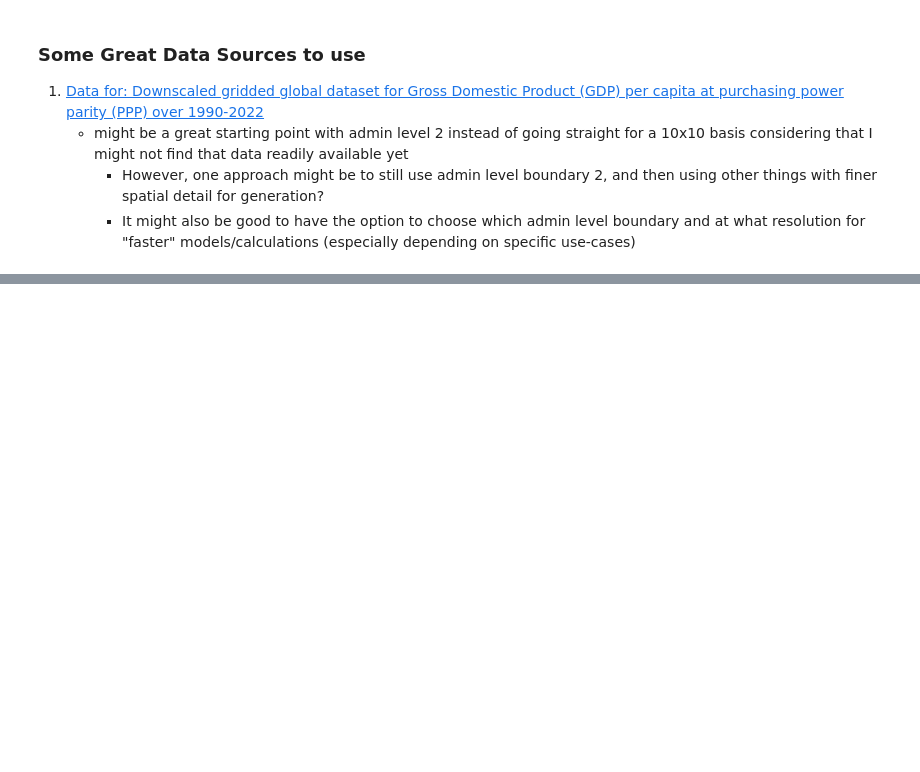
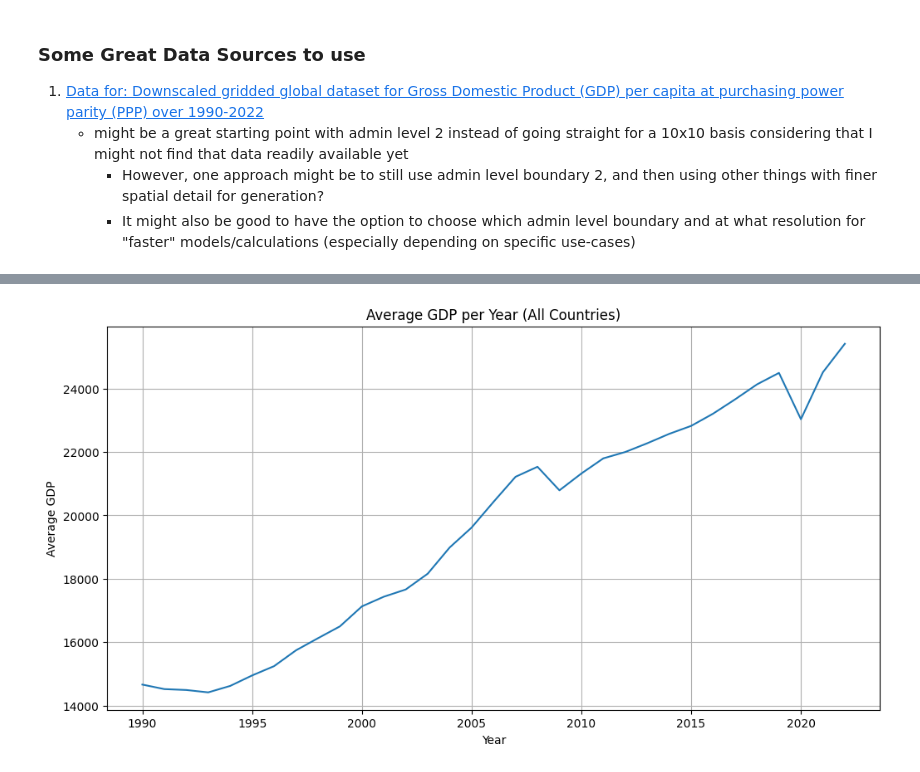
Before and after one commit to Bolu-Adekanmbi/Socioeconomic-Mapping, a Jupyter notebook: notebooks/exploratoryNotebook1.ipynb, the cells around one changed output, grey strips where cells are left out. Drawn from its saved outputs; the diff is of its cells as text; code cells hidden in the pictures; blank space fills up the shorter version.

Commit message:
Exploratory Data Analysis Initialization

```diff
--- a/notebooks/exploratoryNotebook1.ipynb
+++ b/notebooks/exploratoryNotebook1.ipynb
@@ -19,0 +63,14 @@ Approach:
+# %%
+# Calculate the average GDP for each year
+average_gdp_per_year = gdp_adm0_long.groupby('Year')['GDP'].mean().reset_index()
+
+# Plot the average GDP per year
+plt.figure(figsize=(12, 6))
+sns.lineplot(data=average_gdp_per_year, x='Year', y='GDP')
+plt.title('Average GDP per Year (All Countries)')
+plt.xlabel('Year')
+plt.ylabel('Average GDP')
+plt.grid(True)
+plt.show()
+# %% [output]
+[figure, added]
```
Also changed, not shown: parts of 10 cells of this notebook.
